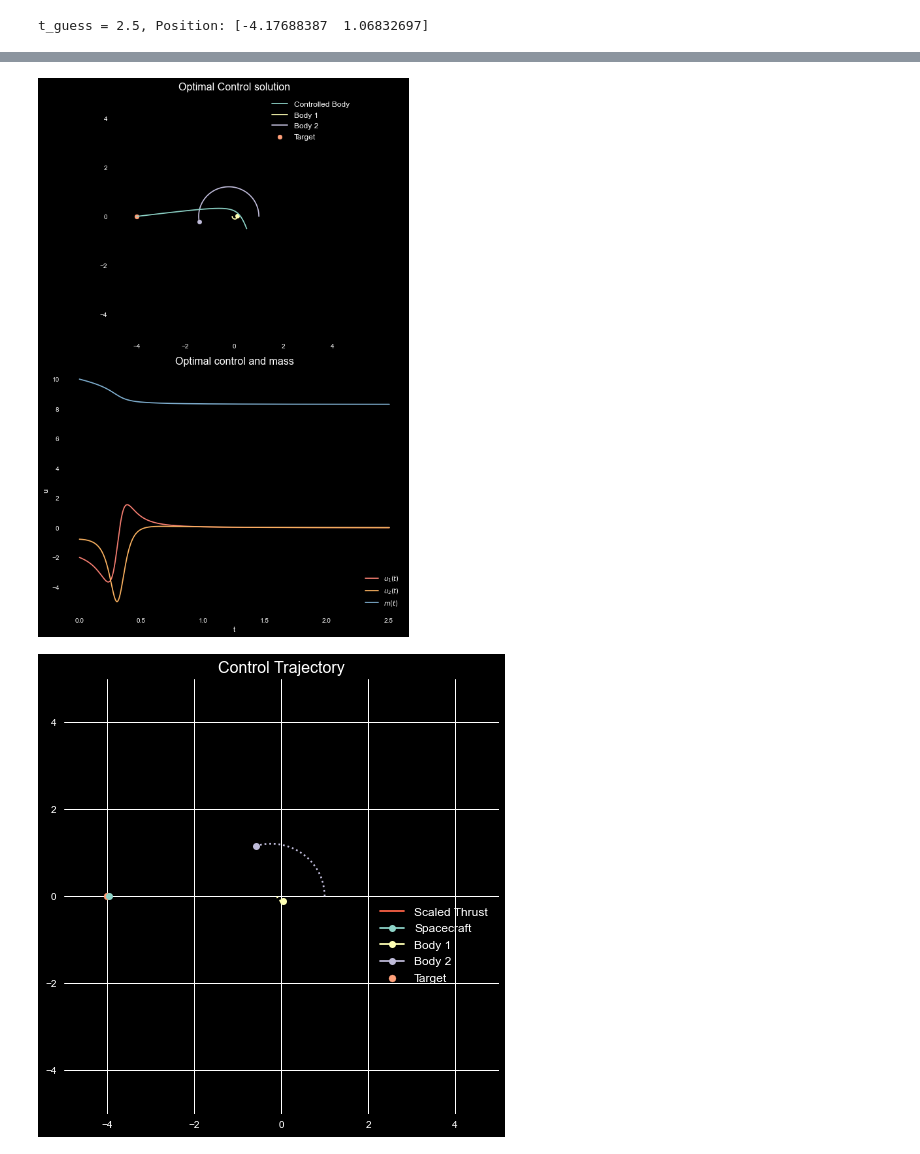
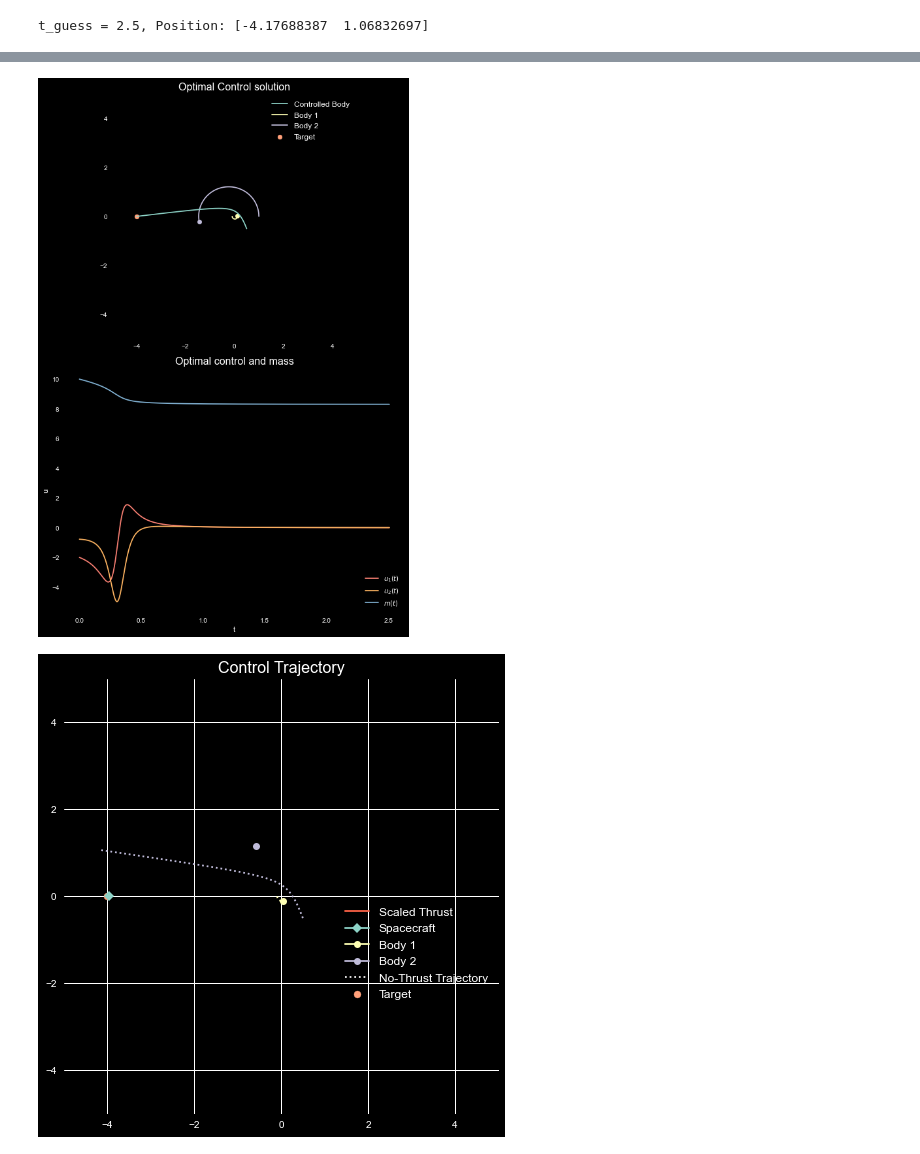
Before and after one commit to samcochran/optimal-spacecraft-control, a Jupyter notebook: Code/Sam2.ipynb, the cells around one changed output, grey strips where cells are left out. Cells and saved outputs as stored; diff of their text form; code cells hidden in the pictures.

```diff
--- a/Code/Sam2.ipynb
+++ b/Code/Sam2.ipynb
@@ -107,32 +107,33 @@ x(t_f) =  [-0.47841337  3.01332287]
 # %%
 targ = np.array([-4, 0])
 sol, sol2, u = solar_sys_sol(x0=np.array([.5, -.5]),
                         v0=np.array([-.8, 2.1]),
                         masses=np.array([1, .09, 0]),
                         target=targ,
                         m0=np.array([10]),
                         t_guess=2.5,
                         plot_initial=True,
                         verbose=2)
 plot_solar_sys_sol(sol, sol2, targ, filename='./../Plots/second_control_attempt')
-animate_control(sol, sol2, u, targ, 'Control Trajectory', '/../Animations/second_control_attempt', skip=20, interval=40., lim=(-5,5))
+animate_control(sol, sol2, u, targ,'Control Trajectory', '/../Animations/second_control_attempt',
+                skip=20, interval=40., lim=(-5,5), plot_ghost_traj=True)
 # %% [output]
 t_guess = 2.5, Position: [-4.17688387  1.06832697]
 [figure]
    Iteration    Max residual  Max BC residual  Total nodes    Nodes added
        1          5.69e+01       5.96e+02          100            198
        2          3.60e+02       2.14e+02          298            594
        3          2.80e+02       3.93e+00          892           1716
        4          5.00e-02       1.81e-04         2608            100
        5          5.12e-06       5.16e-12         2708             0
 Solved in 5 iterations, number of nodes 2708.
 Maximum relative residual: 5.12e-06
 Maximum boundary residual: 5.16e-12
 t_f = 2.5072023065822866
 m_f = 8.306445176701102
 x(t_f) =  [-3.99935723e+00 -2.72348681e-03]
 [figure]
-[figure, old version]
+[figure, new version]
 # %% [markdown]
 <video src="./../Animations/second_control_attempt.mp4" controls></video>
 # %%
```
Also changed, not shown: parts of 2 cells of this notebook, 4 other files.
